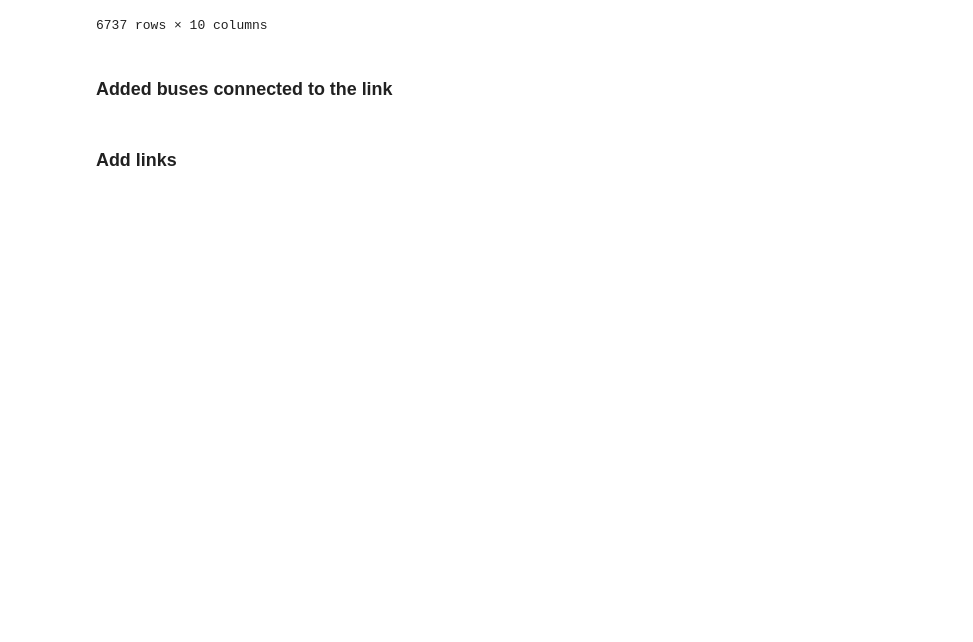
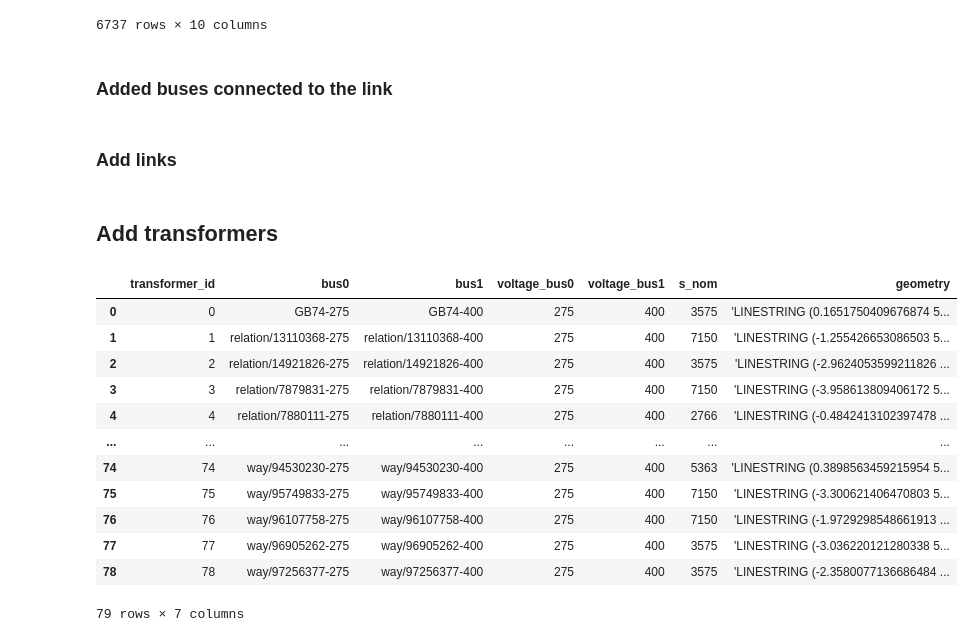
Before and after one commit to zhichuanma/Nature-EV, a Jupyter notebook: data/prerun/GB_Network_Visualization.ipynb, the cells around one changed output. Drawn from its saved outputs; the diff is of its cells as text; code cells hidden in the pictures; blank space fills up the shorter version.

```diff
--- a/data/prerun/GB_Network_Visualization.ipynb
+++ b/data/prerun/GB_Network_Visualization.ipynb
@@ -268,3 +268,30 @@ for _, row in df_links.iterrows():
     except KeyError as e:
         print(f"missing: {e}")
         continue
+# %% [markdown]
+## Add transformers
+# %%
+df_transformers = pd.read_csv('transformers_GB.csv', header = None)
+df_transformers = df_transformers.drop(index=0).reset_index(drop=True)
+df_transformers = df_transformers.iloc[:, :7]
+df_transformers.columns = ['bus0', 'bus1', 'voltage_bus0', 'voltage_bus1', 's_nom', 'geometry_part1', 'geometry_part2']
+df_transformers['geometry'] = df_transformers['geometry_part1'].astype(str) + ' ' + df_transformers['geometry_part2'].astype(str)
+df_transformers = df_transformers.drop(columns=['geometry_part1', 'geometry_part2'])
+df_transformers.insert(0, 'transformer_id', range(len(df_transformers)))
+
+df_transformers = df_transformers.applymap(lambda x: x.strip() if isinstance(x, str) else x)
+df_transformers
+# %% [output]
+|  | transformer_id | bus0 | bus1 | voltage_bus0 | voltage_bus1 | s_nom | geometry |
+| 0 | 0 | GB74-275 | GB74-400 | 275 | 400 | 3575 | 'LINESTRING (0.1651750409676874 5... |
+| 1 | 1 | relation/13110368-275 | relation/13110368-400 | 275 | 400 | 7150 | 'LINESTRING (-1.255426653086503 5... |
+| 2 | 2 | relation/14921826-275 | relation/14921826-400 | 275 | 400 | 3575 | 'LINESTRING (-2.9624053599211826 ... |
+| 3 | 3 | relation/7879831-275 | relation/7879831-400 | 275 | 400 | 7150 | 'LINESTRING (-3.958613809406172 5... |
+| 4 | 4 | relation/7880111-275 | relation/7880111-400 | 275 | 400 | 2766 | 'LINESTRING (-0.4842413102397478 ... |
+| ... | ... | ... | ... | ... | ... | ... | ... |
+| 74 | 74 | way/94530230-275 | way/94530230-400 | 275 | 400 | 5363 | 'LINESTRING (0.3898563459215954 5... |
+| 75 | 75 | way/95749833-275 | way/95749833-400 | 275 | 400 | 7150 | 'LINESTRING (-3.300621406470803 5... |
+| 76 | 76 | way/96107758-275 | way/96107758-400 | 275 | 400 | 7150 | 'LINESTRING (-1.9729298548661913 ... |
+| 77 | 77 | way/96905262-275 | way/96905262-400 | 275 | 400 | 3575 | 'LINESTRING (-3.036220121280338 5... |
+| 78 | 78 | way/97256377-275 | way/97256377-400 | 275 | 400 | 3575 | 'LINESTRING (-2.3580077136686484 ... |
+79 rows × 7 columns
```
Also changed, not shown: parts of 1 cell of this notebook, 3 other files.
